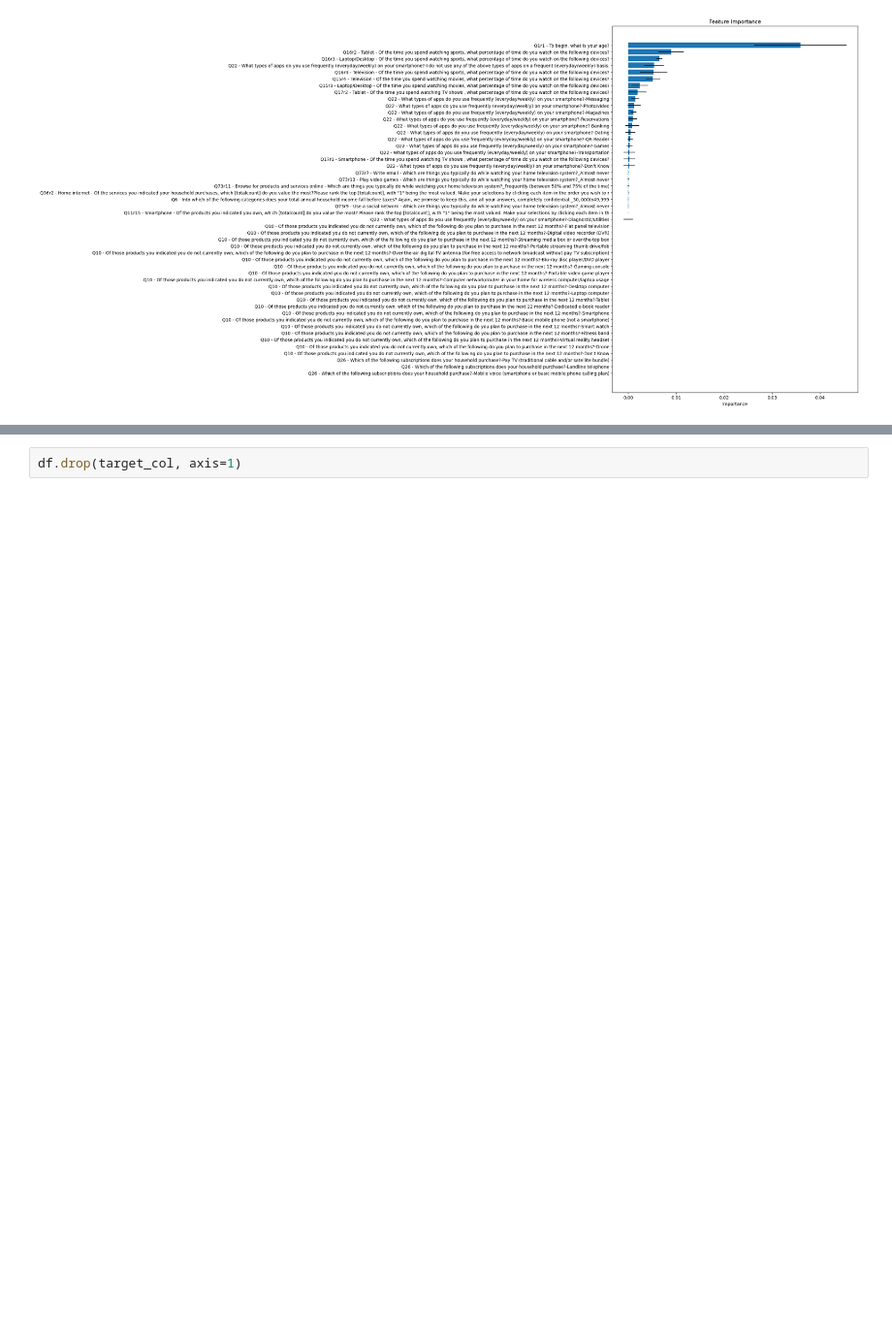
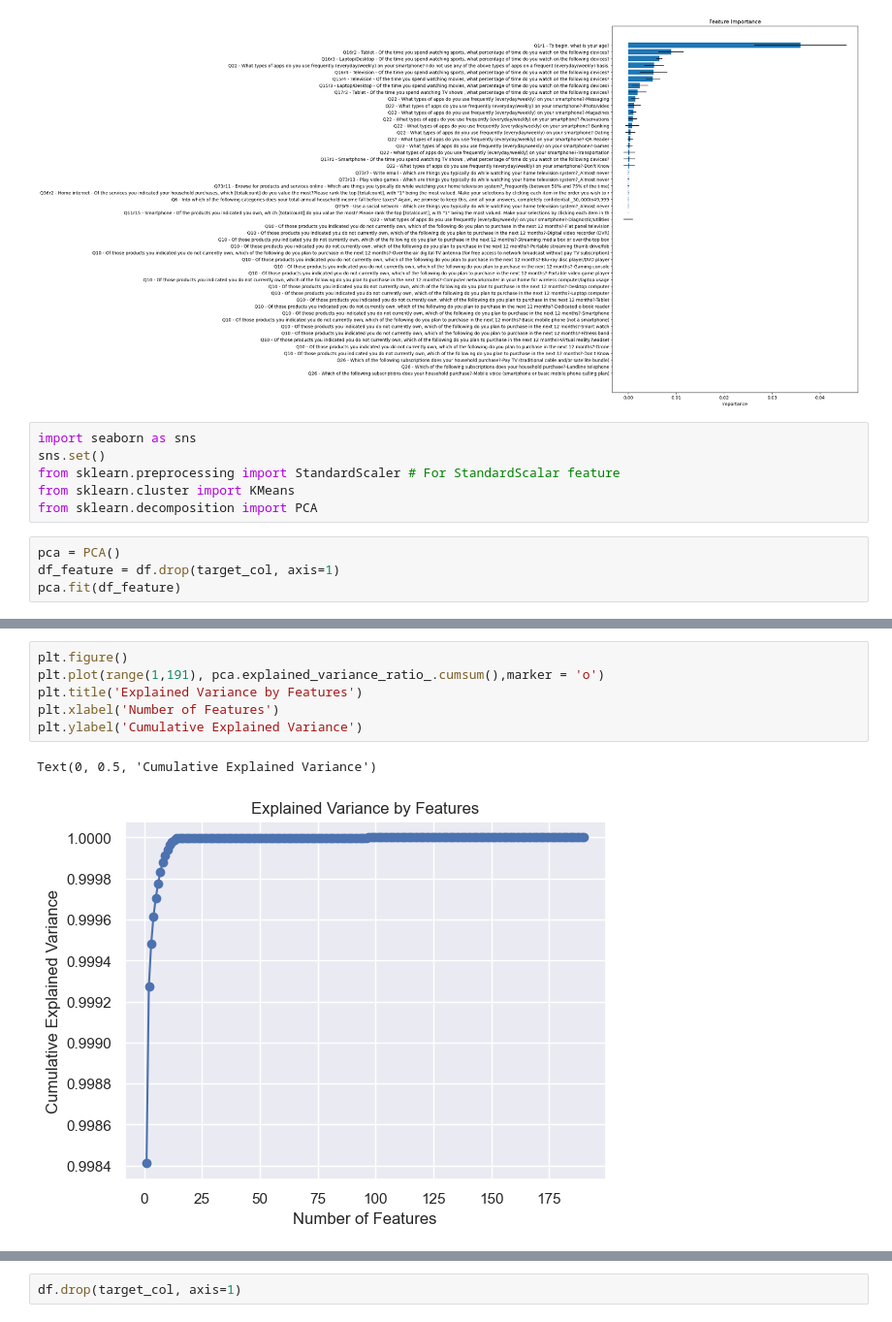
Before and after one commit to ruch798/Deloitte-Survey-Analysis, a Jupyter notebook: Model Training and Evaluation.ipynb, the cells around one changed output, grey strips where cells are left out. Shown at 97% size. Drawn from its saved outputs; the diff is of its cells as text; blank space fills up the shorter version.

```diff
--- a/Model Training and Evaluation.ipynb
+++ b/Model Training and Evaluation.ipynb
@@ -278,3 +278,13 @@ plt.gca().invert_yaxis()
 plt.show()
 # %% [output]
 [figure]
+# %%
+import seaborn as sns
+sns.set()
+from sklearn.preprocessing import StandardScaler # For StandardScalar feature
+from sklearn.cluster import KMeans
+from sklearn.decomposition import PCA
+# %%
+pca = PCA()
+df_feature = df.drop(target_col, axis=1)
+pca.fit(df_feature)
@@ -280,0 +313,9 @@ plt.show()
+# %%
+plt.figure()
+plt.plot(range(1,191), pca.explained_variance_ratio_.cumsum(),marker = 'o')
+plt.title('Explained Variance by Features')
+plt.xlabel('Number of Features')
+plt.ylabel('Cumulative Explained Variance')
+# %% [output]
+Text(0, 0.5, 'Cumulative Explained Variance')
+[figure, added]
```
Also changed, not shown: parts of 5 cells of this notebook.
